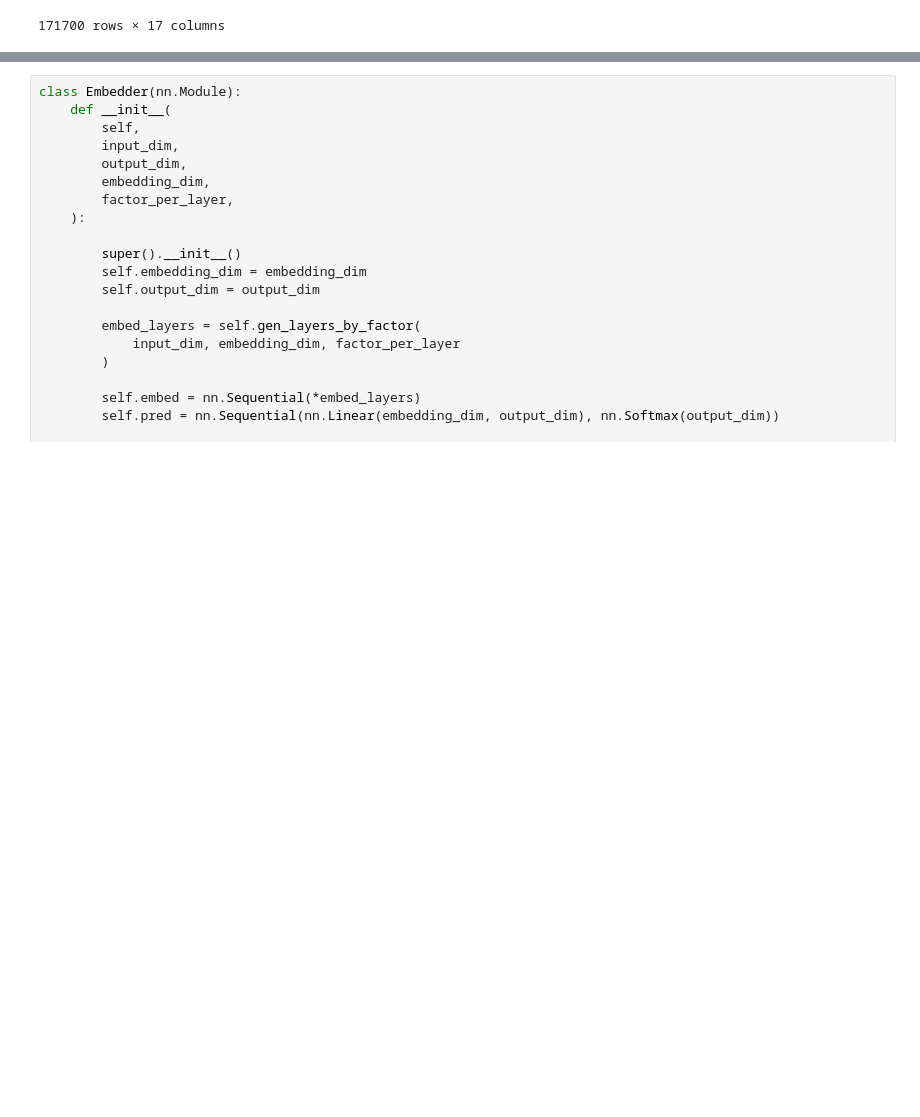
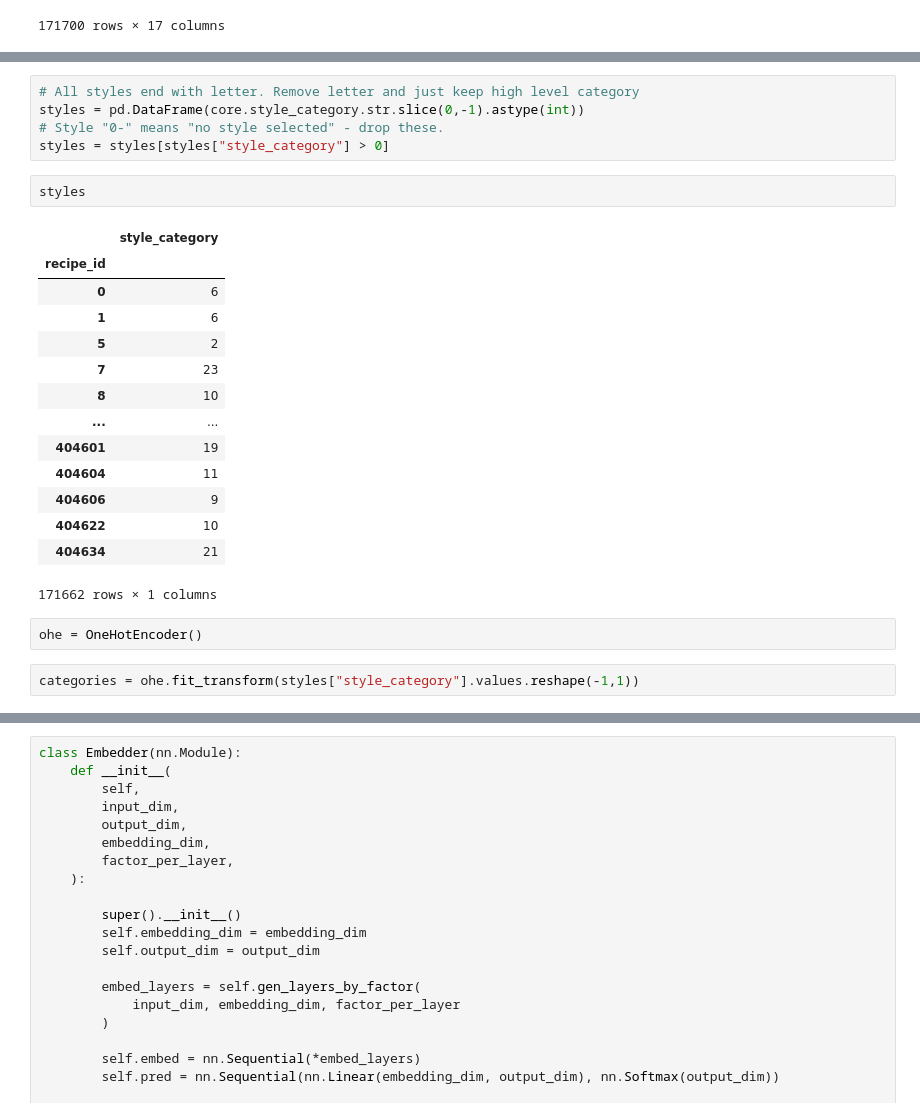
Before and after one commit to rmwoods/beer.ai, a Jupyter notebook: notebooks/Embedding.ipynb, the cells around one changed output, grey strips where cells are left out. Drawn from its saved outputs; the diff is of its cells as text; blank space fills up the shorter version.

```diff
--- a/notebooks/Embedding.ipynb
+++ b/notebooks/Embedding.ipynb
@@ -90,0 +112,26 @@ core
+# %%
+# All styles end with letter. Remove letter and just keep high level category
+styles = pd.DataFrame(core.style_category.str.slice(0,-1).astype(int))
+# Style "0-" means "no style selected" - drop these.
+styles = styles[styles["style_category"] > 0]
+# %%
+styles
+# %% [output]
+|  | style_category |
+| recipe_id |  |
+| 0 | 6 |
+| 1 | 6 |
+| 5 | 2 |
+| 7 | 23 |
+| 8 | 10 |
+| ... | ... |
+| 404601 | 19 |
+| 404604 | 11 |
+| 404606 | 9 |
+| 404622 | 10 |
+| 404634 | 21 |
+171662 rows × 1 columns
+# %%
+ohe = OneHotEncoder()
+# %%
+categories = ohe.fit_transform(styles["style_category"].values.reshape(-1,1))
```
Also changed, not shown: parts of 8 cells of this notebook.
